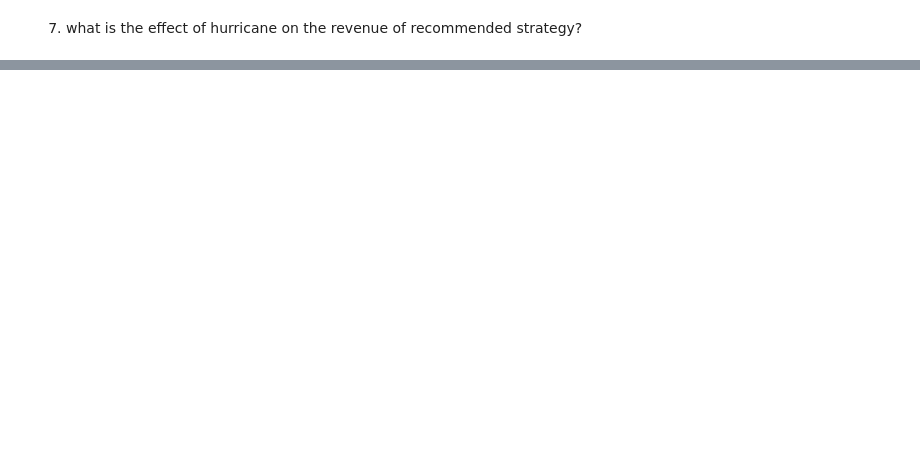
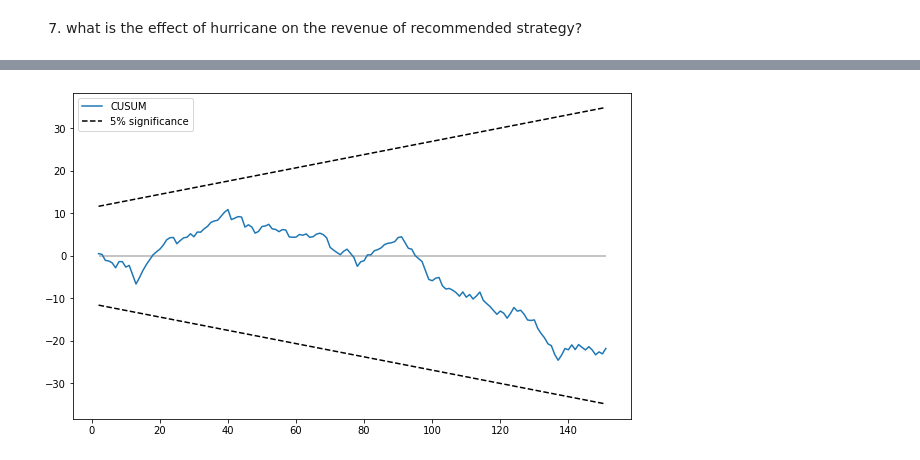
Before and after one commit to r50206v/E4404-Simulation-Project, a Jupyter notebook: Experiments.ipynb, the cells around one changed output, grey strips where cells are left out. Cells and saved outputs as stored; diff of their text form; code cells hidden in the pictures; blank space fills up the shorter version.

```diff
--- a/Experiments.ipynb
+++ b/Experiments.ipynb
@@ -320,0 +386,4 @@ Profit withOut hurricane 0.95 confidence interval: (84007.756, 85520.827)
+# %%
+fig = res.plot_cusum(figsize=figsize)
+# %% [output]
+[figure, added]
```
Also changed, not shown: parts of 20 cells of this notebook.
